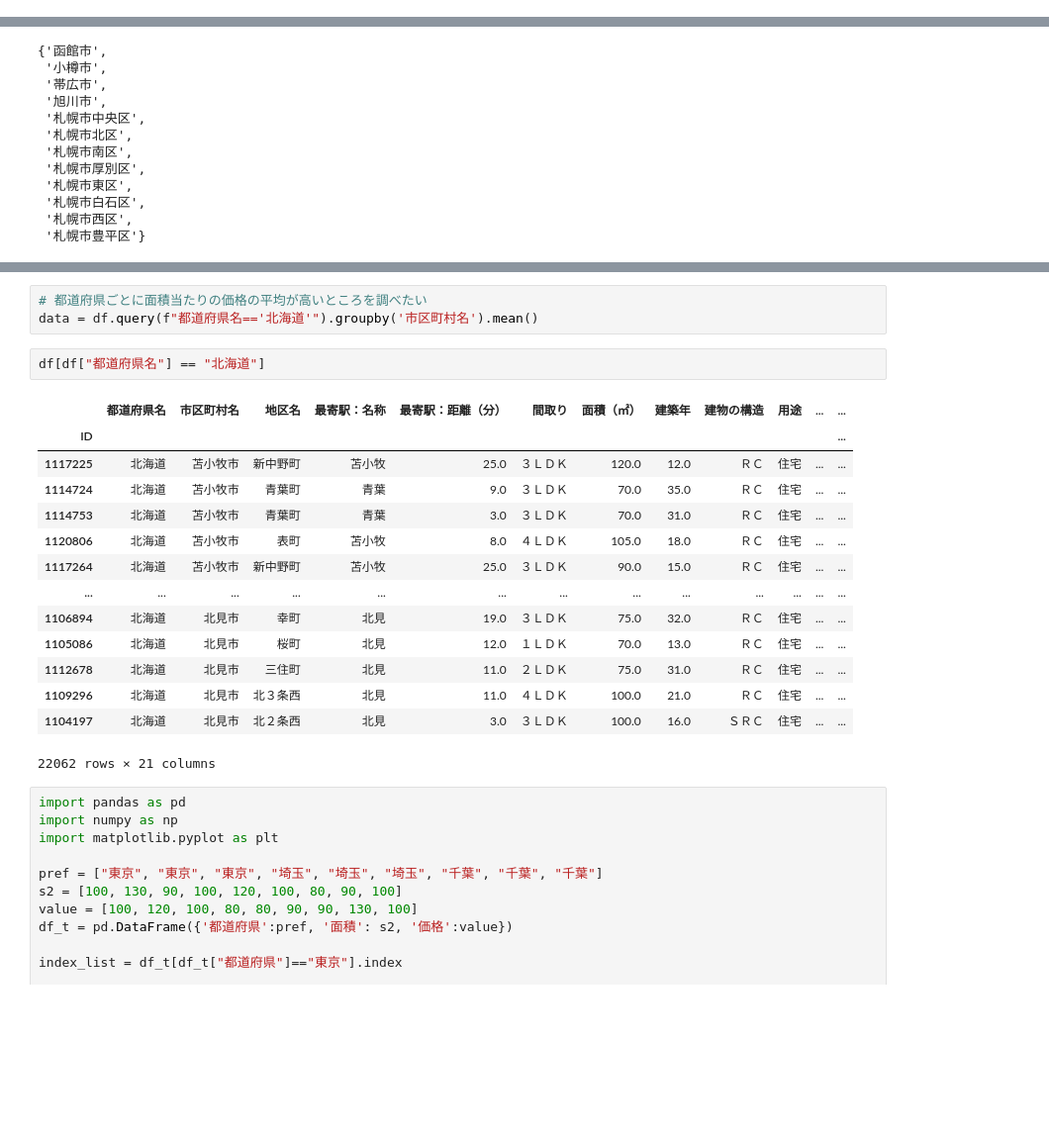
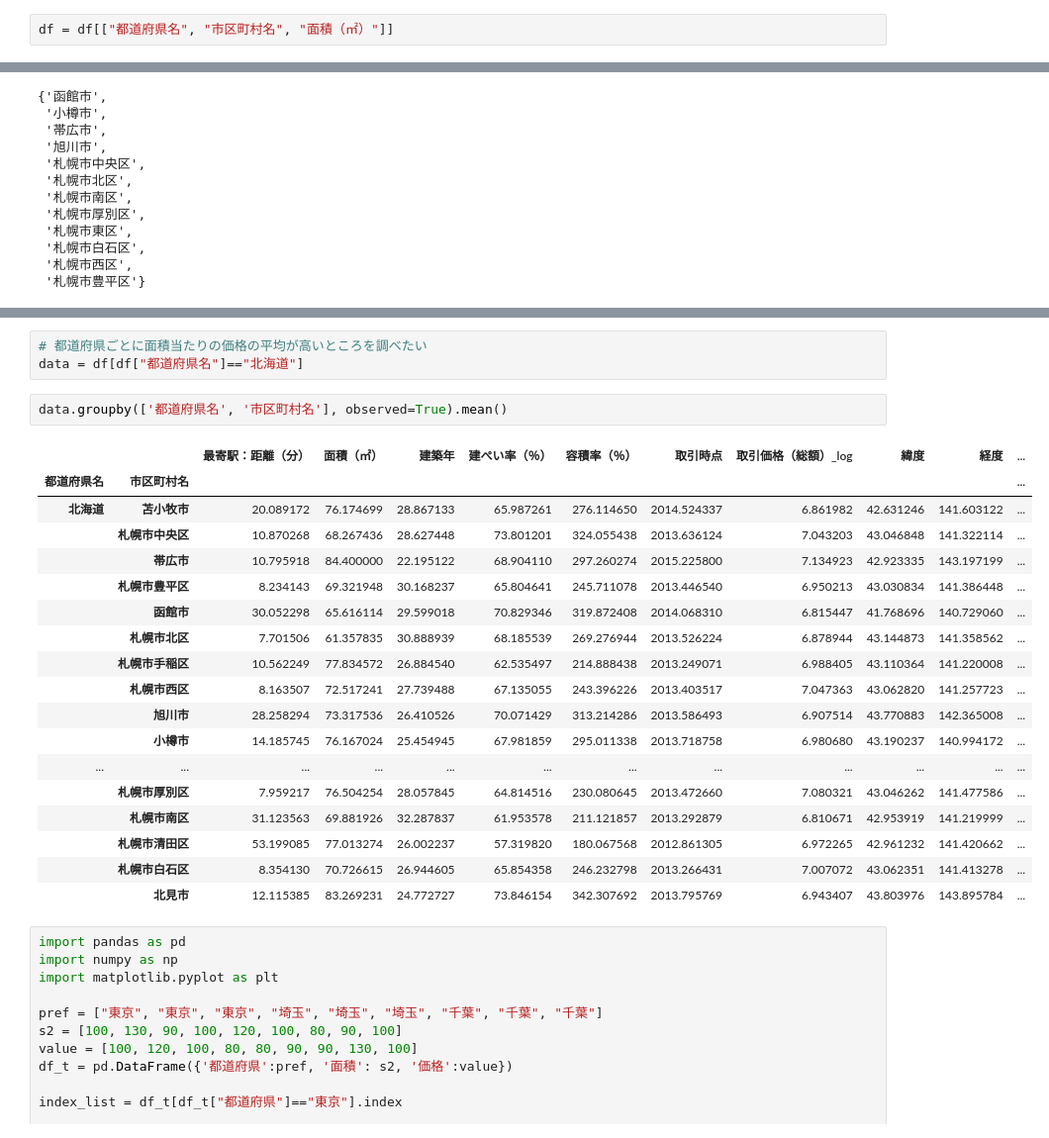
Before and after one commit to jinwatanabe/Docker_gpu_env, a Jupyter notebook: notebook/nishika/old_apartment_2021/07_EDA.ipynb, the cells around one changed output, grey strips where cells are left out. Shown at 99% size. Cells and saved outputs as stored; diff of their text form; blank space fills up the shorter version.

```diff
--- a/notebook/nishika/old_apartment_2021/07_EDA.ipynb
+++ b/notebook/nishika/old_apartment_2021/07_EDA.ipynb
@@ -27,6 +27,8 @@ Data columns (total 21 columns):
  20  クラスタ平均        651975 non-null  float64
 dtypes: category(11), float64(10)
 memory usage: 63.9 MB
+# %%
+df = df[["都道府県名", "市区町村名", "面積（㎡）"]]
 # %%
 df[["都道府県名", "建物の構造", "取引価格（総額）_log"]]
 # %% [output]
@@ -103,23 +122,27 @@ set(df[(df["都道府県名"]=="北海道") & (df["取引価格（総額）_log"
 # %%
 # 都道府県ごとに面積当たりの価格の平均が高いところを調べたい
-data = df.query(f"都道府県名=='北海道'").groupby('市区町村名').mean()
+data = df[df["都道府県名"]=="北海道"]
 # %%
-df[df["都道府県名"] == "北海道"]
+data.groupby(['都道府県名', '市区町村名'], observed=True).mean()
 # %% [output]
-|  | 都道府県名 | 市区町村名 | 地区名 | 最寄駅：名称 | 最寄駅：距離（分） | 間取り | 面積（㎡） | 建築年 | 建物の構造 | 用途 | ... | ... |
-| ID |  |  |  |  |  |  |  |  |  |  |  | ... |
-| 1117225 | 北海道 | 苫小牧市 | 新中野町 | 苫小牧 | 25.0 | ３ＬＤＫ | 120.0 | 12.0 | ＲＣ | 住宅 | ... | ... |
-| 1114724 | 北海道 | 苫小牧市 | 青葉町 | 青葉 | 9.0 | ３ＬＤＫ | 70.0 | 35.0 | ＲＣ | 住宅 | ... | ... |
-| 1114753 | 北海道 | 苫小牧市 | 青葉町 | 青葉 | 3.0 | ３ＬＤＫ | 70.0 | 31.0 | ＲＣ | 住宅 | ... | ... |
-| 1120806 | 北海道 | 苫小牧市 | 表町 | 苫小牧 | 8.0 | ４ＬＤＫ | 105.0 | 18.0 | ＲＣ | 住宅 | ... | ... |
-| 1117264 | 北海道 | 苫小牧市 | 新中野町 | 苫小牧 | 25.0 | ３ＬＤＫ | 90.0 | 15.0 | ＲＣ | 住宅 | ... | ... |
-| ... | ... | ... | ... | ... | ... | ... | ... | ... | ... | ... | ... | ... |
-| 1106894 | 北海道 | 北見市 | 幸町 | 北見 | 19.0 | ３ＬＤＫ | 75.0 | 32.0 | ＲＣ | 住宅 | ... | ... |
-| 1105086 | 北海道 | 北見市 | 桜町 | 北見 | 12.0 | １ＬＤＫ | 70.0 | 13.0 | ＲＣ | 住宅 | ... | ... |
-| 1112678 | 北海道 | 北見市 | 三住町 | 北見 | 11.0 | ２ＬＤＫ | 75.0 | 31.0 | ＲＣ | 住宅 | ... | ... |
-| 1109296 | 北海道 | 北見市 | 北３条西 | 北見 | 11.0 | ４ＬＤＫ | 100.0 | 21.0 | ＲＣ | 住宅 | ... | ... |
-| 1104197 | 北海道 | 北見市 | 北２条西 | 北見 | 3.0 | ３ＬＤＫ | 100.0 | 16.0 | ＳＲＣ | 住宅 | ... | ... |
+|  |  | 最寄駅：距離（分） | 面積（㎡） | 建築年 | 建ぺい率（％） | 容積率（％） | 取引時点 | 取引価格（総額）_log | 緯度 | 経度 | ... |
+| 都道府県名 | 市区町村名 |  |  |  |  |  |  |  |  |  | ... |
+| 北海道 | 苫小牧市 | 20.089172 | 76.174699 | 28.867133 | 65.987261 | 276.114650 | 2014.524337 | 6.861982 | 42.631246 | 141.603122 | ... |
+|  | 札幌市中央区 | 10.870268 | 68.267436 | 28.627448 | 73.801201 | 324.055438 | 2013.636124 | 7.043203 | 43.046848 | 141.322114 | ... |
+|  | 帯広市 | 10.795918 | 84.400000 | 22.195122 | 68.904110 | 297.260274 | 2015.225800 | 7.134923 | 42.923335 | 143.197199 | ... |
+|  | 札幌市豊平区 | 8.234143 | 69.321948 | 30.168237 | 65.804641 | 245.711078 | 2013.446540 | 6.950213 | 43.030834 | 141.386448 | ... |
+|  | 函館市 | 30.052298 | 65.616114 | 29.599018 | 70.829346 | 319.872408 | 2014.068310 | 6.815447 | 41.768696 | 140.729060 | ... |
+|  | 札幌市北区 | 7.701506 | 61.357835 | 30.888939 | 68.185539 | 269.276944 | 2013.526224 | 6.878944 | 43.144873 | 141.358562 | ... |
+|  | 札幌市手稲区 | 10.562249 | 77.834572 | 26.884540 | 62.535497 | 214.888438 | 2013.249071 | 6.988405 | 43.110364 | 141.220008 | ... |
+|  | 札幌市西区 | 8.163507 | 72.517241 | 27.739488 | 67.135055 | 243.396226 | 2013.403517 | 7.047363 | 43.062820 | 141.257723 | ... |
+|  | 旭川市 | 28.258294 | 73.317536 | 26.410526 | 70.071429 | 313.214286 | 2013.586493 | 6.907514 | 43.770883 | 142.365008 | ... |
+|  | 小樽市 | 14.185745 | 76.167024 | 25.454945 | 67.981859 | 295.011338 | 2013.718758 | 6.980680 | 43.190237 | 140.994172 | ... |
+| ... | ... | ... | ... | ... | ... | ... | ... | ... | ... | ... | ... |
+|  | 札幌市厚別区 | 7.959217 | 76.504254 | 28.057845 | 64.814516 | 230.080645 | 2013.472660 | 7.080321 | 43.046262 | 141.477586 | ... |
+|  | 札幌市南区 | 31.123563 | 69.881926 | 32.287837 | 61.953578 | 211.121857 | 2013.292879 | 6.810671 | 42.953919 | 141.219999 | ... |
+|  | 札幌市清田区 | 53.199085 | 77.013274 | 26.002237 | 57.319820 | 180.067568 | 2012.861305 | 6.972265 | 42.961232 | 141.420662 | ... |
+|  | 札幌市白石区 | 8.354130 | 70.726615 | 26.944605 | 65.854358 | 246.232798 | 2013.266431 | 7.007072 | 43.062351 | 141.413278 | ... |
+|  | 北見市 | 12.115385 | 83.269231 | 24.772727 | 73.846154 | 342.307692 | 2013.795769 | 6.943407 | 43.803976 | 143.895784 | ... |
-22062 rows × 21 columns
 # %%
 import pandas as pd
 import numpy as np
```
Also changed, not shown: parts of 7 cells of this notebook, 1 other file.
